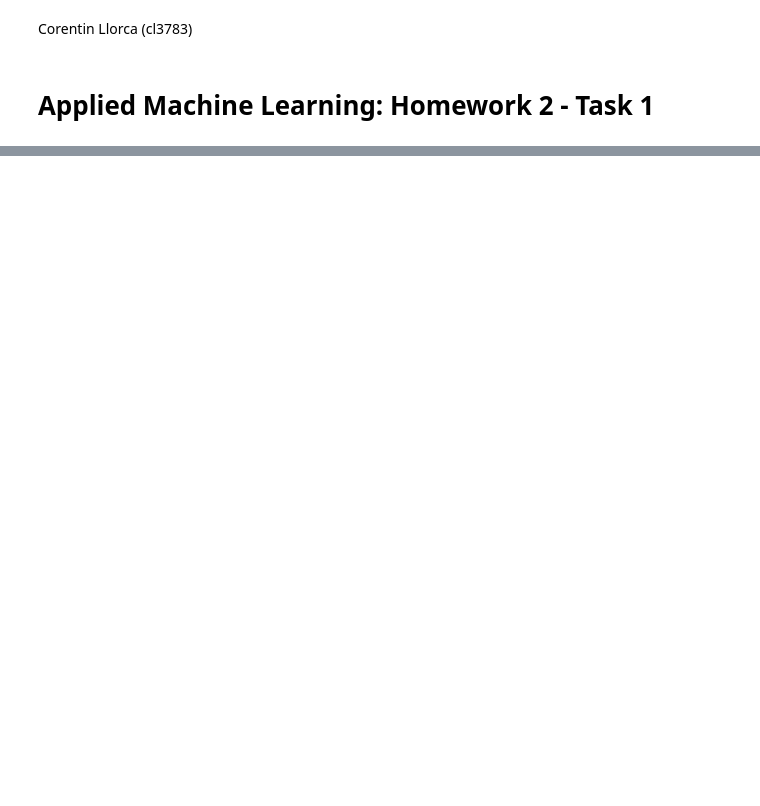
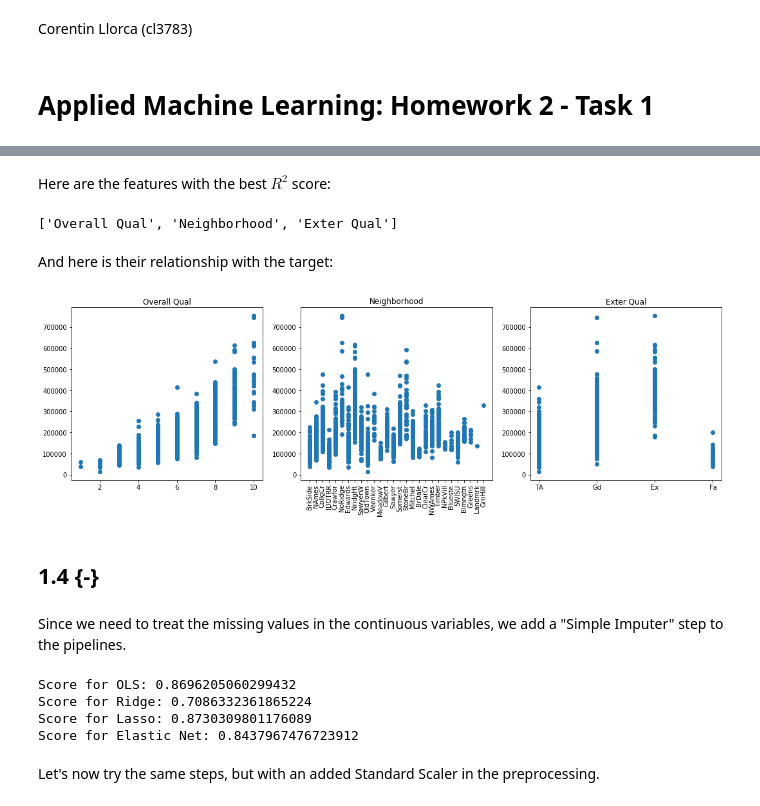
Before and after one commit to aml-spring-19/simple_classification_regression, a Jupyter notebook: task1.ipynb, the cells around one changed output, grey strips where cells are left out. Cells and saved outputs as stored; diff of their text form; code cells hidden in the pictures; blank space fills up the shorter version.

```diff
--- a/task1.ipynb
+++ b/task1.ipynb
@@ -34,0 +64,3 @@ We notice that some histograms clearly show discrete variables, which we were ex
+# %%
+from sklearn.model_selection import train_test_split
+X_train, X_test, y_train, y_test = train_test_split(X, y)
@@ -34,0 +69,36 @@ We notice that some histograms clearly show discrete variables, which we were ex
+# %%
+Xt_cols_cat = X_train.columns[X_train.dtypes == object].tolist()
+dict_missing = {i: 'Missing' for i in Xt_cols_cat}
+X_train.fillna(dict_missing, inplace=True)
+# %%
+from sklearn.preprocessing import OneHotEncoder
+from sklearn.linear_model import LinearRegression
+lr = LinearRegression(fit_intercept=True)
+enc = OneHotEncoder(categories="auto")
+from sklearn.model_selection import cross_val_score
+R2s = []
+for i in Xt_cols_cat:
+    Xtemp = enc.fit_transform(X_train[[i]])
+    R2s.append(np.mean(cross_val_score(lr, Xtemp, y_train, cv=10)))
+# %% [markdown]
+Here are the features with the best $R^2$ score:
+# %%
+top3 = np.array(Xt_cols_cat)[np.array(R2s).argsort()[-3:][::-1]]
+top3.tolist()
+# %% [output]
+['Overall Qual', 'Neighborhood', 'Exter Qual']
+# %% [markdown]
+And here is their relationship with the target:
+# %%
+fig, ax = plt.subplots(1, 3, figsize = (15, 5))
+for i in range(3):
+    ax[i].scatter(X_train[top3[i]], y_train)
+    if i==1:
+        plt.sca(ax[1])
+        plt.xticks(rotation=90)
+    ax[i].set_title(top3[i])
+plt.tight_layout()
+# %% [output]
+[figure, added]
+# %% [markdown]
+## 1.4 {-}
@@ -34,0 +111,36 @@ We notice that some histograms clearly show discrete variables, which we were ex
+# %% [markdown]
+Since we need to treat the missing values in the continuous variables, we add a "Simple Imputer" step to the pipelines.
+# %%
+si = SimpleImputer(strategy="mean")
+ohe = OneHotEncoder(categories="auto", handle_unknown = 'ignore')
+lr = LinearRegression(fit_intercept=True)
+ridge = Ridge()
+lasso = Lasso(max_iter=5000)
+en = ElasticNet(max_iter=5000)
+Xt_cat = X_train.dtypes == object
+
+prep = ColumnTransformer([('imputer', si, ~Xt_cat), ("one-hot encoding", ohe, Xt_cat)])
+
+pipe_ols = Pipeline([('preprocessing', prep), ('lr', lr)])
+pipe_ridge = Pipeline([('preprocessing', prep), ('ridge', ridge)])
+pipe_lasso = Pipeline([('preprocessing', prep), ('lasso', lasso)])
+pipe_en = Pipeline([('preprocessing', prep), ('en', en)])
+
+s_ols = np.mean(cross_val_score(pipe_ols, X_train, y_train, cv=10))
+print("Score for OLS: " + str(s_ols))
+
+s_ridge = np.mean(cross_val_score(pipe_ridge, X_train, y_train, cv=10))
+print("Score for Ridge: " + str(s_ridge))
+
+s_lasso = np.mean(cross_val_score(pipe_lasso, X_train, y_train, cv=10))
+print("Score for Lasso: " + str(s_lasso))
+
+s_en = np.mean(cross_val_score(pipe_en, X_train, y_train, cv=10))
+print("Score for Elastic Net: " + str(s_en))
+# %% [output]
+Score for OLS: 0.8696205060299432
+Score for Ridge: 0.7086332361865224
+Score for Lasso: 0.8730309801176089
+Score for Elastic Net: 0.8437967476723912
+# %% [markdown]
+Let's now try the same steps, but with an added Standard Scaler in the preprocessing.
```
Also changed, not shown: parts of 33 cells of this notebook, 3 other files.
